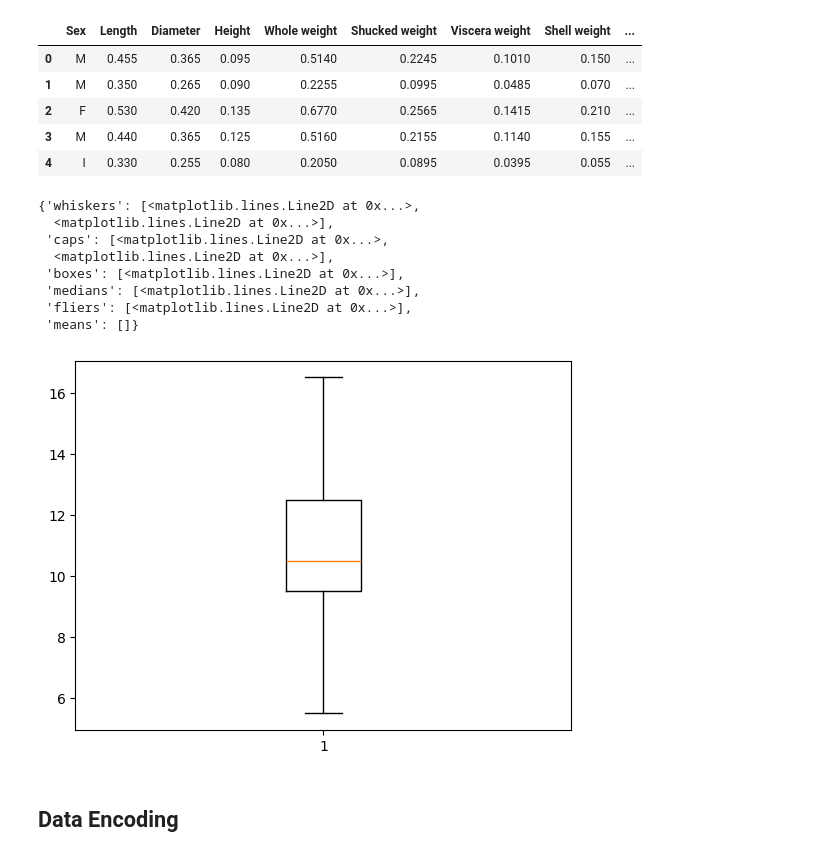
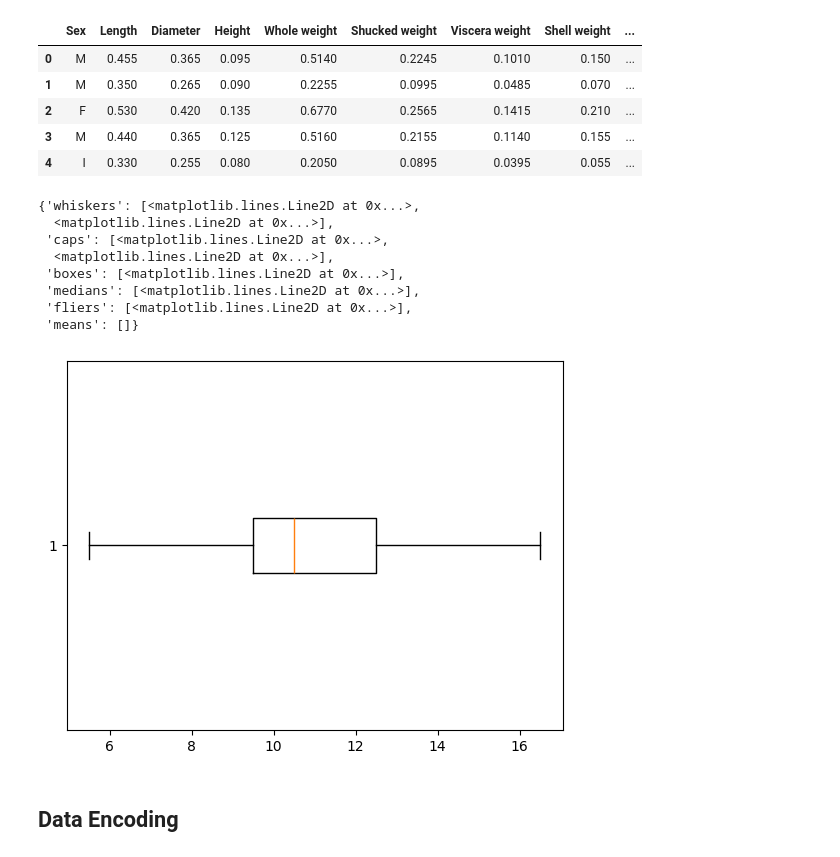
Before and after one commit to SovansunchhayKhoun/final-ml-project, a Jupyter notebook: main.ipynb, the cells around one changed output. Saved outputs shown, nothing was run; the diff lists cells and outputs as text; code cells hidden in the pictures.

```diff
--- a/main.ipynb
+++ b/main.ipynb
@@ -201,17 +204,17 @@ df.head()
 | 3 | M | 0.440 | 0.365 | 0.125 | 0.5160 | 0.2155 | 0.1140 | 0.155 | ... |
 | 4 | I | 0.330 | 0.255 | 0.080 | 0.2050 | 0.0895 | 0.0395 | 0.055 | ... |
 # %%
-plt.boxplot(df['Age'])
+plt.boxplot(df['Age'], vert=False)
 # %% [output]
 {'whiskers': [<matplotlib.lines.Line2D at 0x...>,
   <matplotlib.lines.Line2D at 0x...>],
  'caps': [<matplotlib.lines.Line2D at 0x...>,
   <matplotlib.lines.Line2D at 0x...>],
  'boxes': [<matplotlib.lines.Line2D at 0x...>],
  'medians': [<matplotlib.lines.Line2D at 0x...>],
  'fliers': [<matplotlib.lines.Line2D at 0x...>],
  'means': []}
-[figure, old version]
+[figure, new version]
 # %% [markdown]
 ## Data Encoding
 # %%
```
Also changed, not shown: parts of 12 cells of this notebook, 2 other files.
